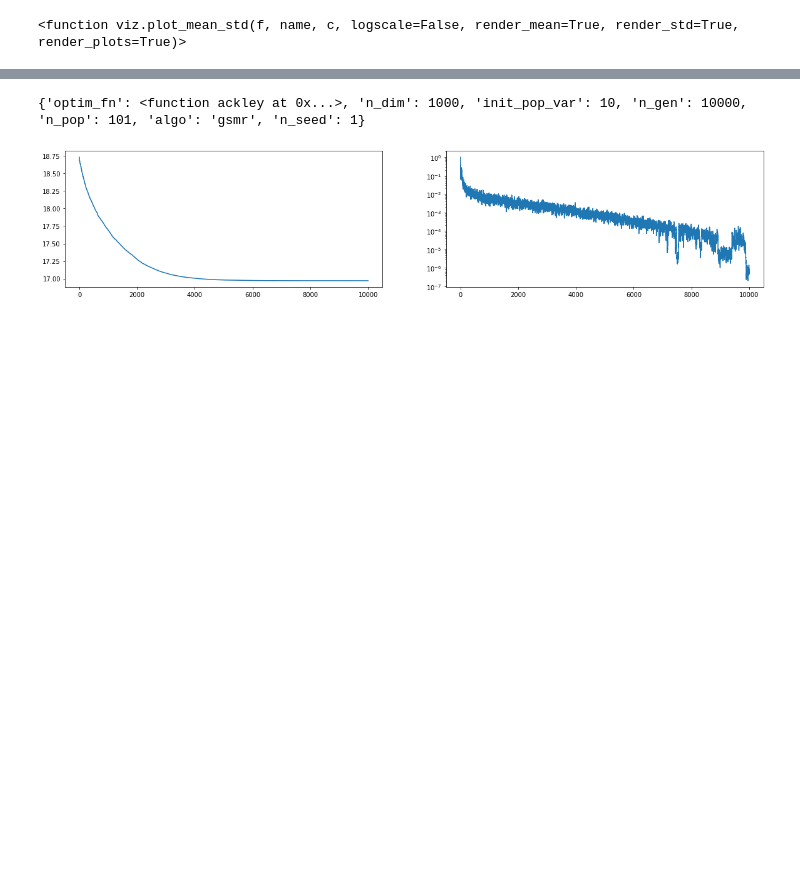
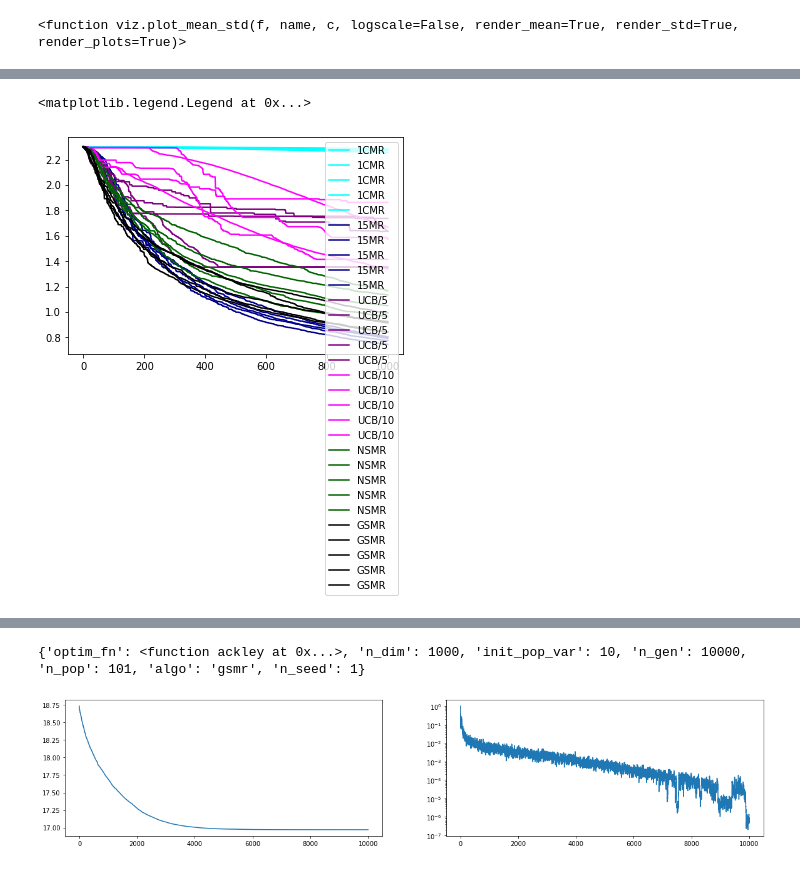
Before and after one commit to akarshkumar0101/evolved-neuroevolution, a Jupyter notebook: paper_nn.ipynb, the cells around one changed output, grey strips where cells are left out. Saved outputs shown, nothing was run; the diff lists cells and outputs as text; code cells hidden in the pictures; blank space fills up the shorter version.

```diff
--- a/paper_nn.ipynb
+++ b/paper_nn.ipynb
@@ -81,0 +194,19 @@ plt.yscale('log')
+# %%
+f = []
+m = []
+for algo in tqdm(algos_normal):
+    for seed in range(5):
+        config = torch.load(f'/work/08258/akumar01/maverick2/evolved-neuroevolution/data/mnist/config_{algo}_{seed}.pt')
+        data = torch.load(f'/work/08258/akumar01/maverick2/evolved-neuroevolution/data/mnist/data_{algo}_{seed}.pt')
+        f.append(data['fits'])
+        m.append(data['mrs'])
+# %%
+i=0
+for algo in algos_normal:
+    for seed in range(5):
+        plt.plot(f[i].min(dim=-1).values, label=algo2label[algo], c=algo2color[algo])
+        i+=1
+plt.legend()
+# %% [output]
+<matplotlib.legend.Legend at 0x...>
+[figure, added]
```
Also changed, not shown: parts of 21 cells of this notebook, 4 other files.
